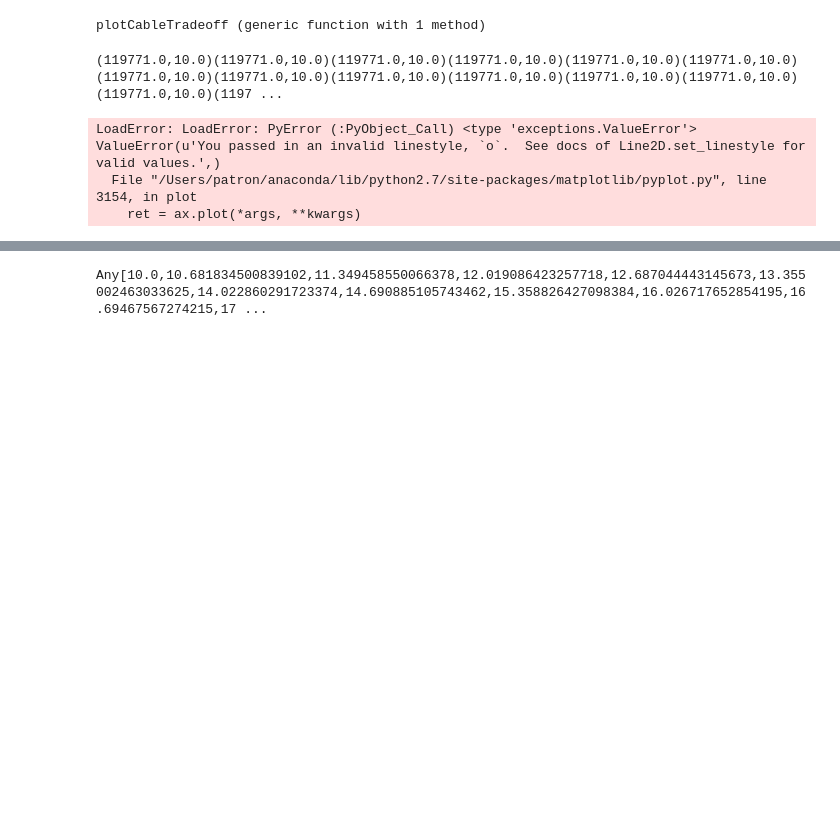
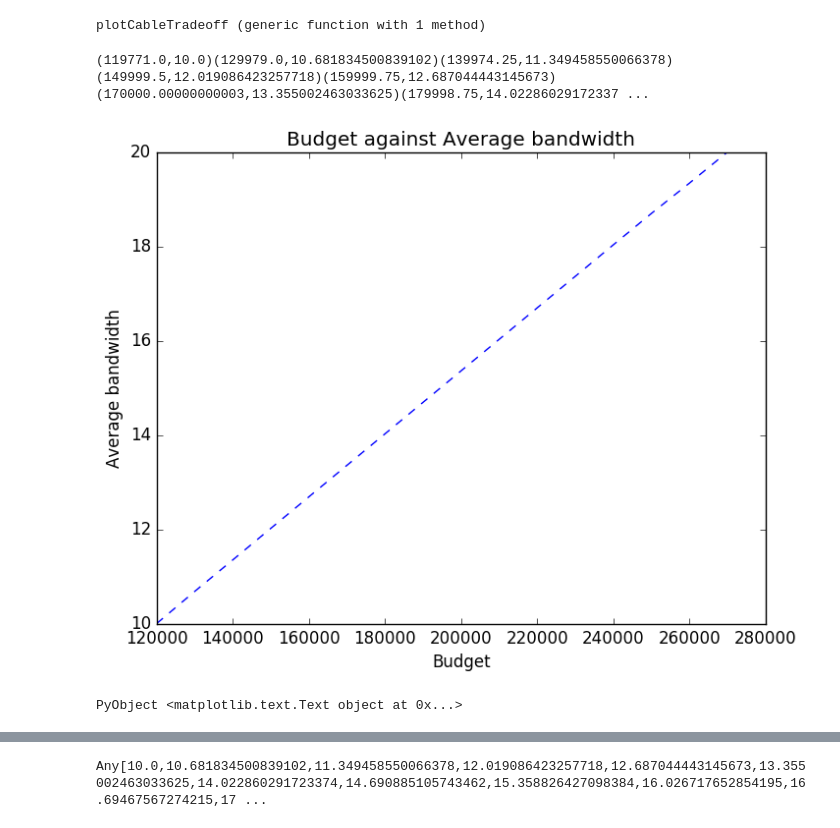
Before and after one commit to mathgeek404/networkOpt, a Jupyter notebook: src/optimal_network.ipynb, the cells around one changed output, grey strips where cells are left out. Drawn from its saved outputs; the diff is of its cells as text; code cells hidden in the pictures; blank space fills up the shorter version.

```diff
--- a/src/optimal_network.ipynb
+++ b/src/optimal_network.ipynb
@@ -502,24 +502,22 @@ plotCableTradeoff (generic function with 1 method)
 # %%
 plotCableTradeoff(175000)
 x = []
 y = []
-for i in 120000:10:130000 #270000
+for i in 120000:10000:270000
     (c, b) = plotCableTradeoff(i)
     print((c,b))
-    push!(x, c)
+    push!(x, i)
     push!(y, b)
 end
 
-plot(x,y,color="red", linewidth=2.0, linestyle="o")
+plot(x,y,"b--")
 xlabel("Budget")
 ylabel("Average bandwidth")
 title("Budget against Average bandwidth")
 # %% [output]
-(119771.0,10.0)(119771.0,10.0)(119771.0,10.0)(119771.0,10.0)(119771.0,10.0)(119771.0,10.0)(119771.0,10.0)(119771.0,10.0)(119771.0,10.0)(119771.0,10.0)(119771.0,10.0)(119771.0,10.0)(119771.0,10.0)(1197 ...
+(119771.0,10.0)(129979.0,10.681834500839102)(139974.25,11.349458550066378)(149999.5,12.019086423257718)(159999.75,12.687044443145673)(170000.00000000003,13.355002463033625)(179998.75,14.02286029172337 ...
+[figure, added]
-LoadError: LoadError: PyError (:PyObject_Call) <type 'exceptions.ValueError'>
-ValueError(u'You passed in an invalid linestyle, `o`.  See docs of Line2D.set_linestyle for valid values.',)
-  File "/Users/patron/anaconda/lib/python2.7/site-packages/matplotlib/pyplot.py", line 3154, in plot
-    ret = ax.plot(*args, **kwargs)
+PyObject <matplotlib.text.Text object at 0x...>
 # %%
 
 plot(x,y,"b.-")
```
Also changed, not shown: parts of 1 cell of this notebook, 2 other files.
